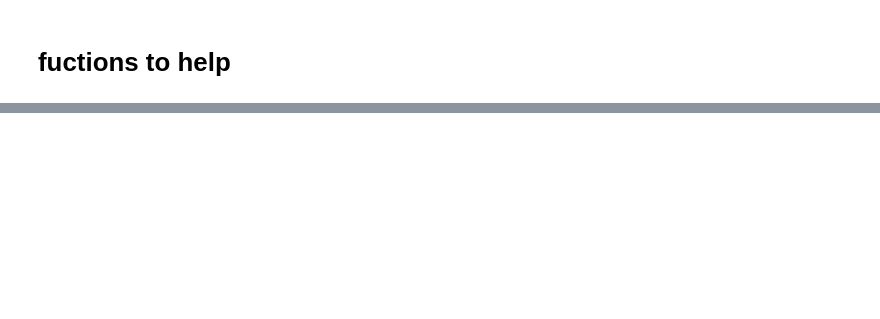
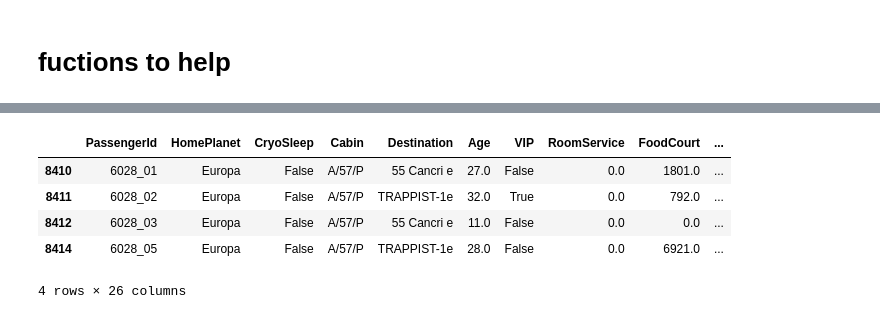
Before and after one commit to jacobsultan/cabin-for-spacetitanic-kaggle, a Jupyter notebook: firstruns.ipynb, the cells around one changed output, grey strips where cells are left out. Saved outputs shown, nothing was run; the diff lists cells and outputs as text; code cells hidden in the pictures; blank space fills up the shorter version.

```diff
--- a/firstruns.ipynb
+++ b/firstruns.ipynb
@@ -238,6 +277,8 @@ def no_free_rooms_so_shares_3(df):
 
 
     return df
+# %%
+df2 = fill_potential_sides(df2)
 # %%
 df2 = no_free_rooms_so_shares_3(df2)
 # %% [output]
@@ -469 +602,10 @@ GroupSize 2
 5
+# %%
+df2[df2.Cabin == 'A/57/P']
+# %% [output]
+|  | PassengerId | HomePlanet | CryoSleep | Cabin | Destination | Age | VIP | RoomService | FoodCourt | ... |
+| 8410 | 6028_01 | Europa | False | A/57/P | 55 Cancri e | 27.0 | False | 0.0 | 1801.0 | ... |
+| 8411 | 6028_02 | Europa | False | A/57/P | TRAPPIST-1e | 32.0 | True | 0.0 | 792.0 | ... |
+| 8412 | 6028_03 | Europa | False | A/57/P | 55 Cancri e | 11.0 | False | 0.0 | 0.0 | ... |
+| 8414 | 6028_05 | Europa | False | A/57/P | TRAPPIST-1e | 28.0 | False | 0.0 | 6921.0 | ... |
+4 rows × 26 columns
```
Also changed, not shown: parts of 49 cells of this notebook, 1 other file.
